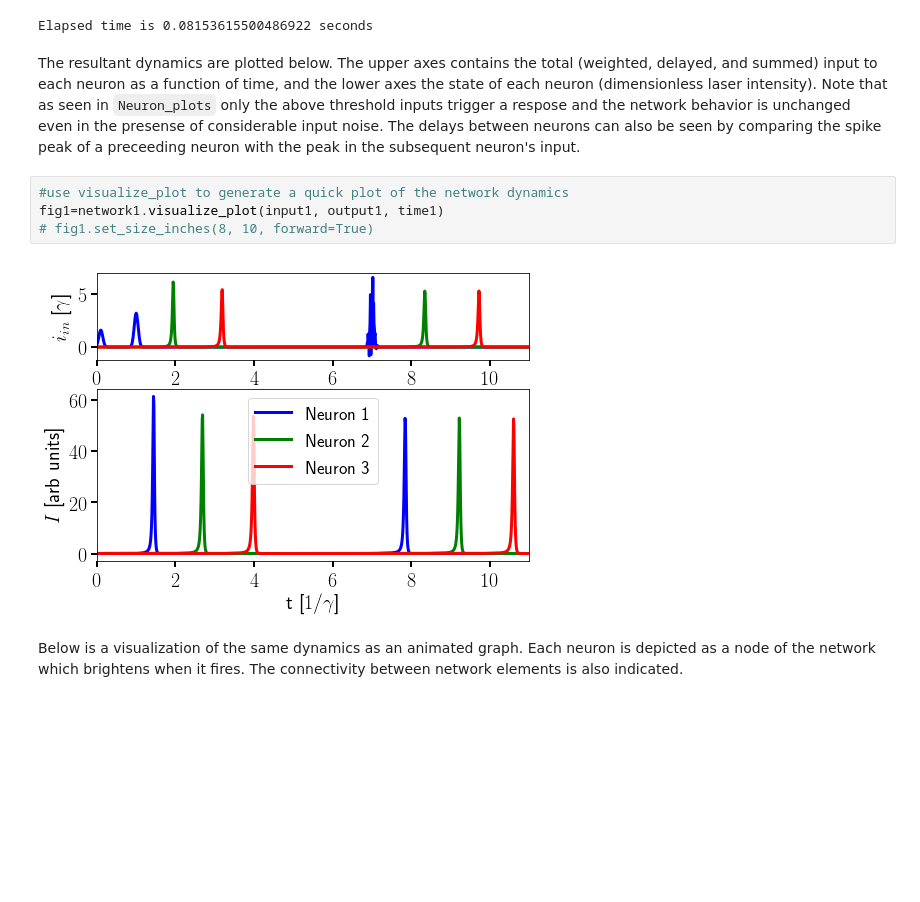
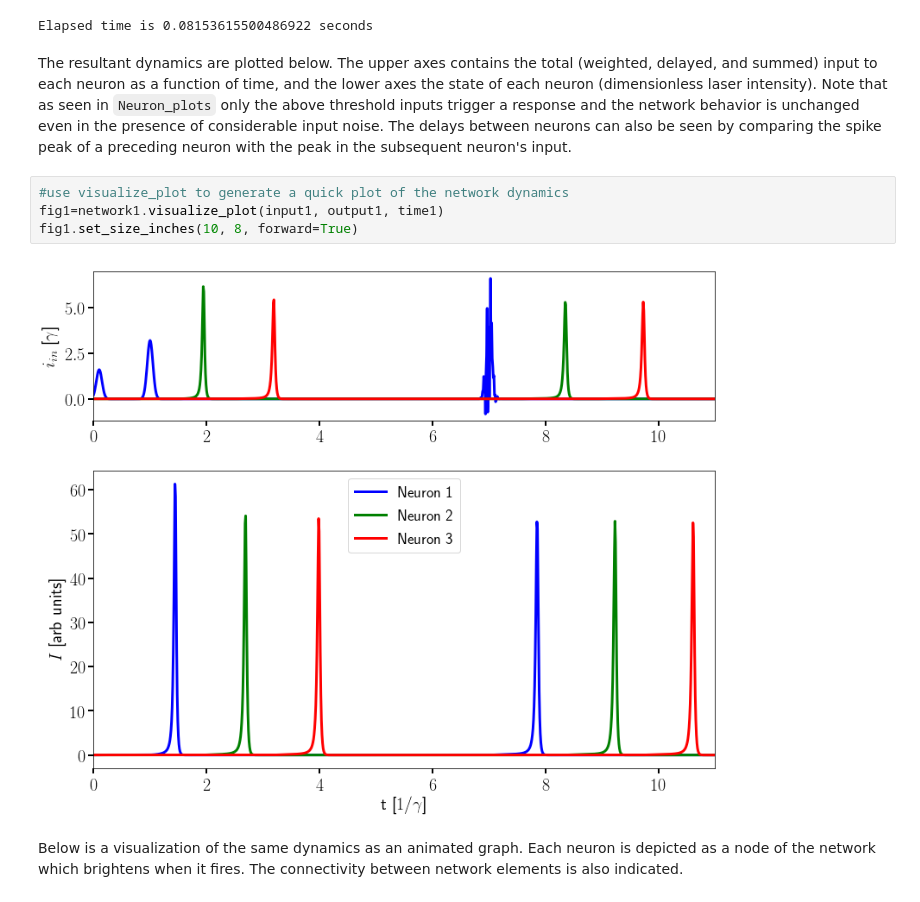
Before and after one commit to jabbate7/PhotonicNeuronSimulator, a Jupyter notebook: Network_plots.ipynb, the cells around one changed output. Cells and saved outputs as stored; diff of their text form; blank space fills up the shorter version.

````diff
--- a/Network_plots.ipynb
+++ b/Network_plots.ipynb
@@ -102,13 +102,13 @@ print("Elapsed time is {} seconds".format(elapsed1))
 # %% [output]
 Elapsed time is 0.08153615500486922 seconds
 # %% [markdown]
-The resultant dynamics are plotted below.  The upper axes contains the total (weighted, delayed, and summed) input to each neuron as a function of time, and the lower axes the state of each neuron (dimensionless laser intensity). Note that as seen in ```Neuron_plots``` only the above threshold inputs trigger a respose and the network behavior is unchanged even in the presense of considerable input noise.  The delays between neurons can also be seen by comparing the spike peak of a preceeding neuron with the peak in the subsequent neuron's input.
+The resultant dynamics are plotted below.  The upper axes contains the total (weighted, delayed, and summed) input to each neuron as a function of time, and the lower axes the state of each neuron (dimensionless laser intensity). Note that as seen in ```Neuron_plots``` only the above threshold inputs trigger a response and the network behavior is unchanged even in the presence of considerable input noise.  The delays between neurons can also be seen by comparing the spike peak of a preceding neuron with the peak in the subsequent neuron's input.
 # %%
 #use visualize_plot to generate a quick plot of the network dynamics
 fig1=network1.visualize_plot(input1, output1, time1)
-# fig1.set_size_inches(8, 10, forward=True)
+fig1.set_size_inches(10, 8, forward=True)
 # %% [output]
-[figure, old version]
+[figure, new version]
 # %% [markdown]
 Below is a visualization of the same dynamics as an animated graph.  Each neuron is depicted as a node of the network which brightens when it fires.  The connectivity between network elements is also indicated.
 # %%
````
Also changed, not shown: parts of 4 cells of this notebook, 1 other file.
